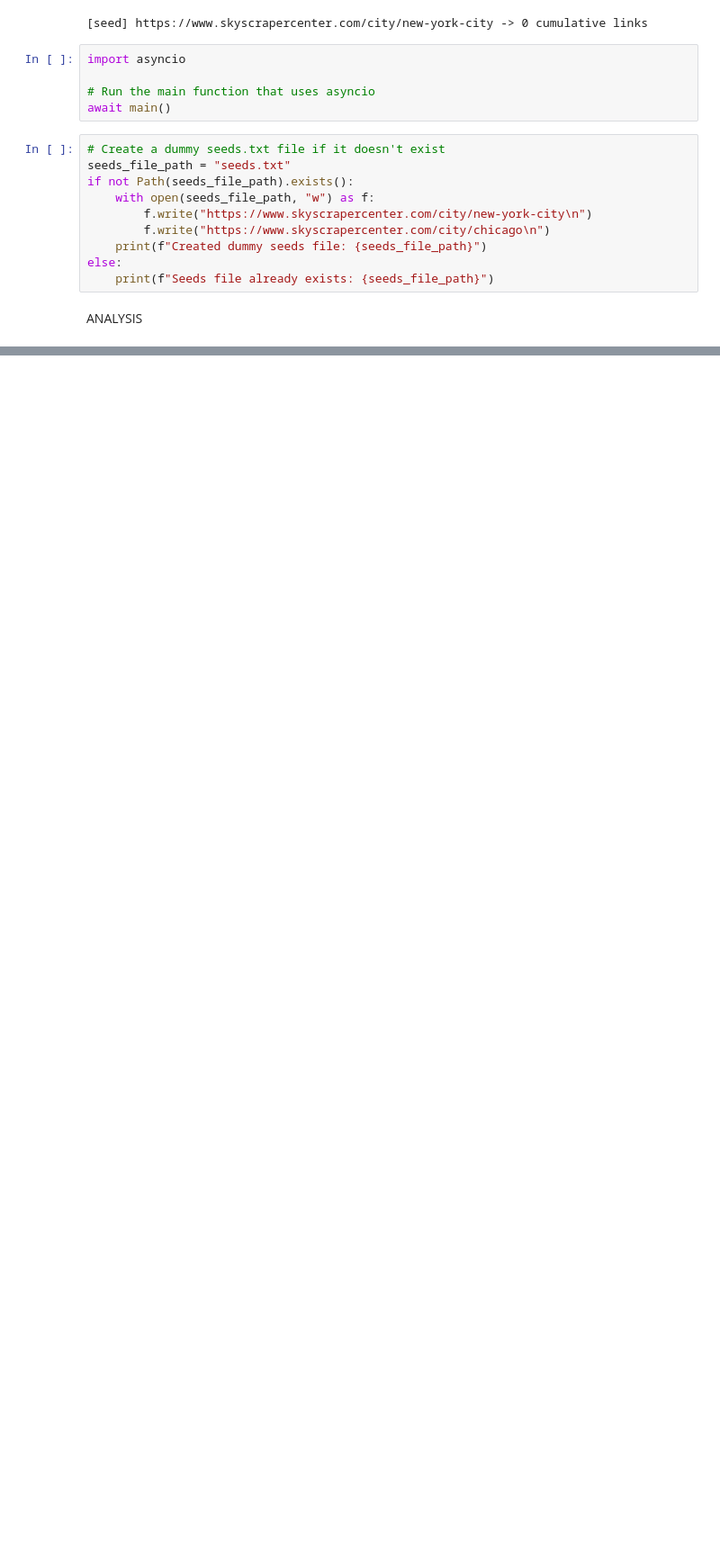
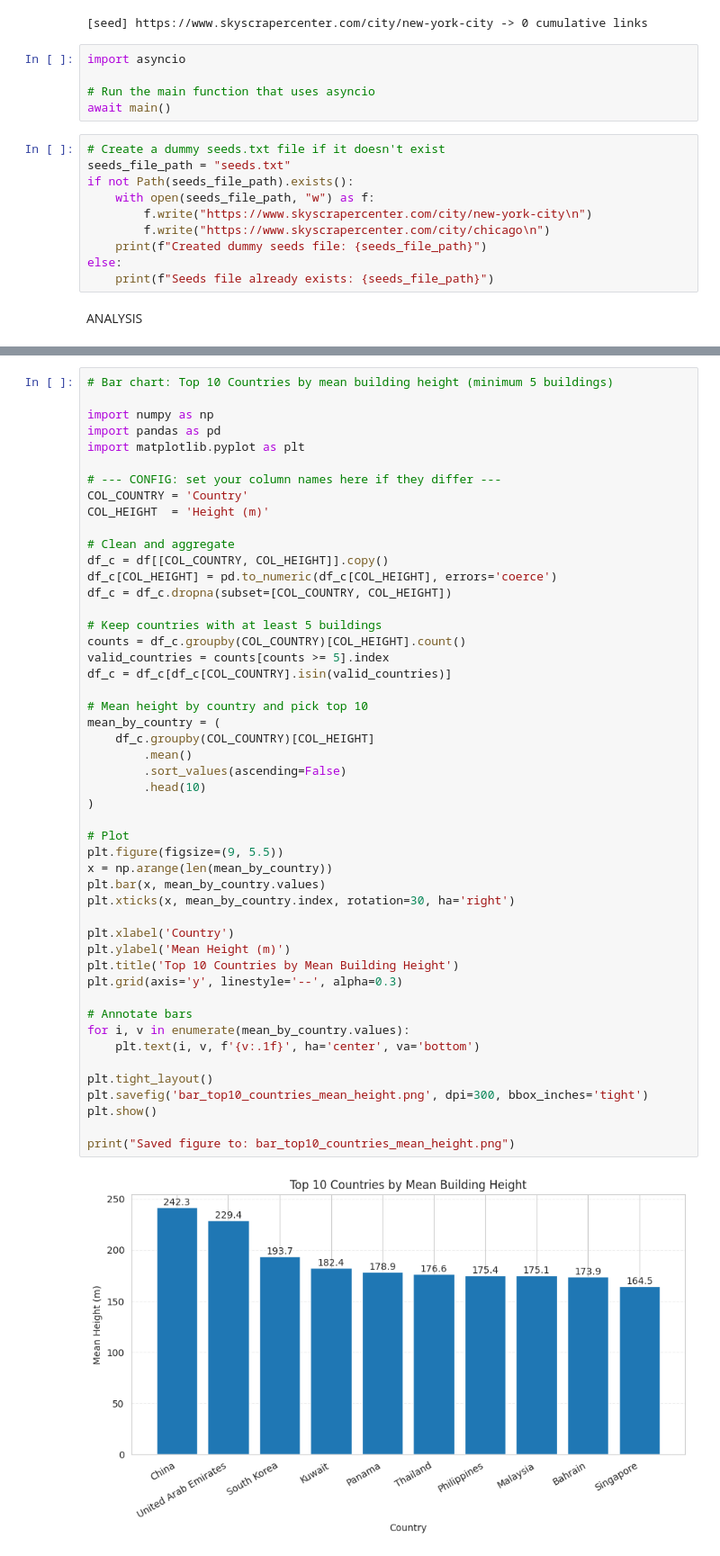
Before and after one commit to Annettteee/annette-colab-projects, a Jupyter notebook: Predicting_Architecture_Data.ipynb, the cells around one changed output, grey strips where cells are left out. Shown at 90% size. Cells and saved outputs as stored; diff of their text form; blank space fills up the shorter version.

```diff
--- a/Predicting_Architecture_Data.ipynb
+++ b/Predicting_Architecture_Data.ipynb
@@ -1851,0 +2038,51 @@ ANALYSIS
+# %%
+# Bar chart: Top 10 Countries by mean building height (minimum 5 buildings)
+
+import numpy as np
+import pandas as pd
+import matplotlib.pyplot as plt
+
+# --- CONFIG: set your column names here if they differ ---
+COL_COUNTRY = 'Country'
+COL_HEIGHT  = 'Height (m)'
+
+# Clean and aggregate
+df_c = df[[COL_COUNTRY, COL_HEIGHT]].copy()
+df_c[COL_HEIGHT] = pd.to_numeric(df_c[COL_HEIGHT], errors='coerce')
+df_c = df_c.dropna(subset=[COL_COUNTRY, COL_HEIGHT])
+
+# Keep countries with at least 5 buildings
+counts = df_c.groupby(COL_COUNTRY)[COL_HEIGHT].count()
+valid_countries = counts[counts >= 5].index
+df_c = df_c[df_c[COL_COUNTRY].isin(valid_countries)]
+
+# Mean height by country and pick top 10
+mean_by_country = (
+    df_c.groupby(COL_COUNTRY)[COL_HEIGHT]
+        .mean()
+        .sort_values(ascending=False)
+        .head(10)
+)
+
+# Plot
+plt.figure(figsize=(9, 5.5))
+x = np.arange(len(mean_by_country))
+plt.bar(x, mean_by_country.values)
+plt.xticks(x, mean_by_country.index, rotation=30, ha='right')
+
+plt.xlabel('Country')
+plt.ylabel('Mean Height (m)')
+plt.title('Top 10 Countries by Mean Building Height')
+plt.grid(axis='y', linestyle='--', alpha=0.3)
+
+# Annotate bars
+for i, v in enumerate(mean_by_country.values):
+    plt.text(i, v, f'{v:.1f}', ha='center', va='bottom')
+
+plt.tight_layout()
+plt.savefig('bar_top10_countries_mean_height.png', dpi=300, bbox_inches='tight')
+plt.show()
+
+print("Saved figure to: bar_top10_countries_mean_height.png")
+# %% [output]
+[figure, added]
```
Also changed, not shown: parts of 104 cells of this notebook.
